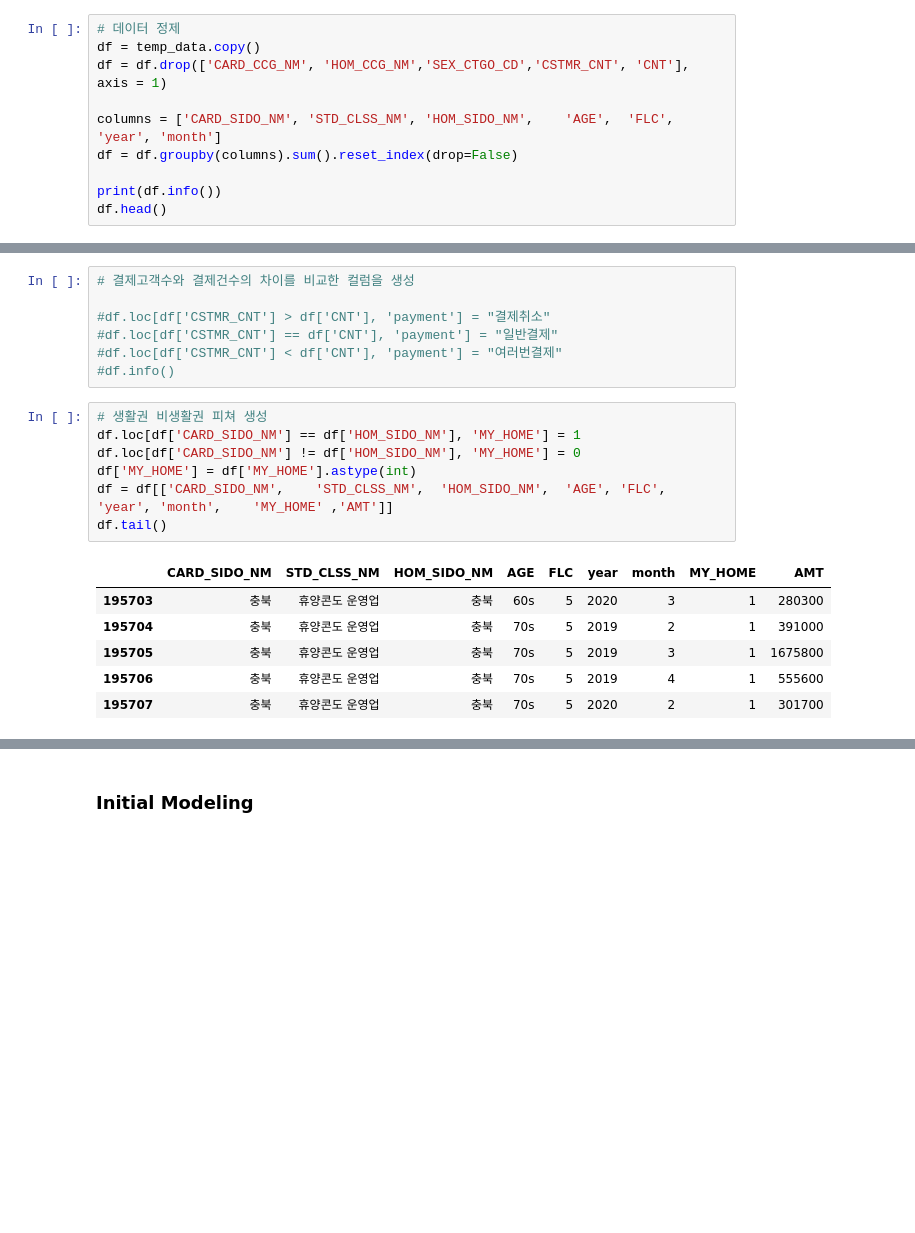
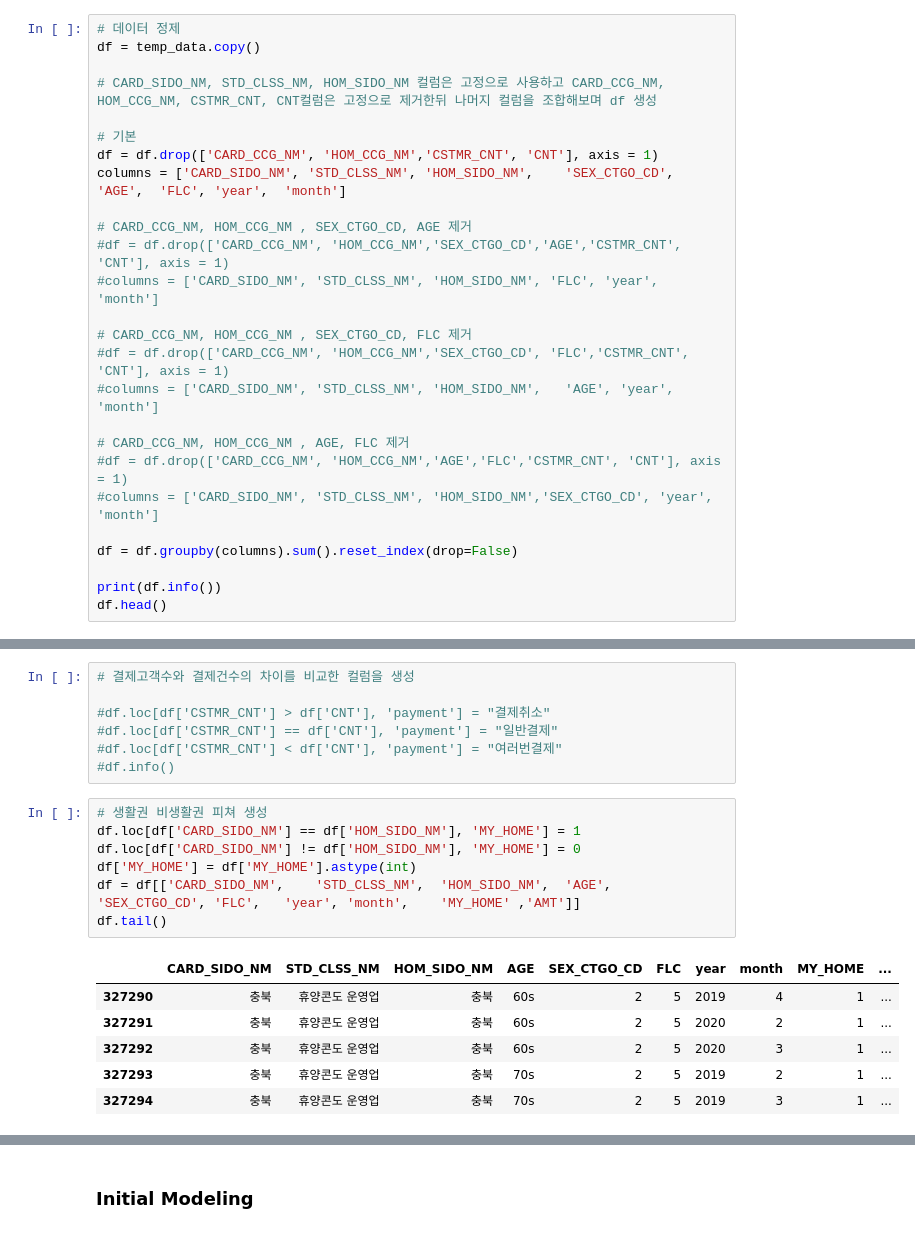
Before and after one commit to kim-bo-saeng/dacon_jeju, a Jupyter notebook: jeju_data_analysis.ipynb, the cells around one changed output, grey strips where cells are left out. Saved outputs shown, nothing was run; the diff lists cells and outputs as text; blank space fills up the shorter version.

```diff
--- a/jeju_data_analysis.ipynb
+++ b/jeju_data_analysis.ipynb
@@ -190,9 +199,25 @@ temp_data.tail()
 # %%
 # 데이터 정제
 df = temp_data.copy()
-df = df.drop(['CARD_CCG_NM', 'HOM_CCG_NM','SEX_CTGO_CD','CSTMR_CNT', 'CNT'], axis = 1)
 
-columns = ['CARD_SIDO_NM', 'STD_CLSS_NM', 'HOM_SIDO_NM',	'AGE',	'FLC', 'year',	'month']
+# CARD_SIDO_NM, STD_CLSS_NM, HOM_SIDO_NM 컬럼은 고정으로 사용하고 CARD_CCG_NM, HOM_CCG_NM, CSTMR_CNT, CNT컬럼은 고정으로 제거한뒤 나머지 컬럼을 조합해보며 df 생성
+
+# 기본
+df = df.drop(['CARD_CCG_NM', 'HOM_CCG_NM','CSTMR_CNT', 'CNT'], axis = 1)
+columns = ['CARD_SIDO_NM', 'STD_CLSS_NM', 'HOM_SIDO_NM',	'SEX_CTGO_CD', 'AGE',	'FLC', 'year',	'month']
+
+# CARD_CCG_NM, HOM_CCG_NM , SEX_CTGO_CD, AGE 제거
+#df = df.drop(['CARD_CCG_NM', 'HOM_CCG_NM','SEX_CTGO_CD','AGE','CSTMR_CNT', 'CNT'], axis = 1)
+#columns = ['CARD_SIDO_NM', 'STD_CLSS_NM', 'HOM_SIDO_NM', 'FLC', 'year',	'month']
+
+# CARD_CCG_NM, HOM_CCG_NM , SEX_CTGO_CD, FLC 제거
+#df = df.drop(['CARD_CCG_NM', 'HOM_CCG_NM','SEX_CTGO_CD', 'FLC','CSTMR_CNT', 'CNT'], axis = 1)
+#columns = ['CARD_SIDO_NM', 'STD_CLSS_NM', 'HOM_SIDO_NM',	'AGE', 'year',	'month']
+
+# CARD_CCG_NM, HOM_CCG_NM , AGE, FLC 제거
+#df = df.drop(['CARD_CCG_NM', 'HOM_CCG_NM','AGE','FLC','CSTMR_CNT', 'CNT'], axis = 1)
+#columns = ['CARD_SIDO_NM', 'STD_CLSS_NM', 'HOM_SIDO_NM','SEX_CTGO_CD', 'year',	'month']
+
 df = df.groupby(columns).sum().reset_index(drop=False)
 
 print(df.info())
@@ -230,17 +256,17 @@ None
 # %%
 # 생활권 비생활권 피쳐 생성
 df.loc[df['CARD_SIDO_NM'] == df['HOM_SIDO_NM'], 'MY_HOME'] = 1
 df.loc[df['CARD_SIDO_NM'] != df['HOM_SIDO_NM'], 'MY_HOME'] = 0
 df['MY_HOME'] = df['MY_HOME'].astype(int)
-df = df[['CARD_SIDO_NM',	'STD_CLSS_NM',	'HOM_SIDO_NM',	'AGE', 'FLC',	'year',	'month',	'MY_HOME' ,'AMT']]
+df = df[['CARD_SIDO_NM',	'STD_CLSS_NM',	'HOM_SIDO_NM',	'AGE', 'SEX_CTGO_CD', 'FLC',	'year',	'month',	'MY_HOME' ,'AMT']]
 df.tail()
 # %% [output]
-|  | CARD_SIDO_NM | STD_CLSS_NM | HOM_SIDO_NM | AGE | FLC | year | month | MY_HOME | AMT |
-| 195703 | 충북 | 휴양콘도 운영업 | 충북 | 60s | 5 | 2020 | 3 | 1 | 280300 |
-| 195704 | 충북 | 휴양콘도 운영업 | 충북 | 70s | 5 | 2019 | 2 | 1 | 391000 |
-| 195705 | 충북 | 휴양콘도 운영업 | 충북 | 70s | 5 | 2019 | 3 | 1 | 1675800 |
-| 195706 | 충북 | 휴양콘도 운영업 | 충북 | 70s | 5 | 2019 | 4 | 1 | 555600 |
-| 195707 | 충북 | 휴양콘도 운영업 | 충북 | 70s | 5 | 2020 | 2 | 1 | 301700 |
+|  | CARD_SIDO_NM | STD_CLSS_NM | HOM_SIDO_NM | AGE | SEX_CTGO_CD | FLC | year | month | MY_HOME | ... |
+| 327290 | 충북 | 휴양콘도 운영업 | 충북 | 60s | 2 | 5 | 2019 | 4 | 1 | ... |
+| 327291 | 충북 | 휴양콘도 운영업 | 충북 | 60s | 2 | 5 | 2020 | 2 | 1 | ... |
+| 327292 | 충북 | 휴양콘도 운영업 | 충북 | 60s | 2 | 5 | 2020 | 3 | 1 | ... |
+| 327293 | 충북 | 휴양콘도 운영업 | 충북 | 70s | 2 | 5 | 2019 | 2 | 1 | ... |
+| 327294 | 충북 | 휴양콘도 운영업 | 충북 | 70s | 2 | 5 | 2019 | 3 | 1 | ... |
 # %%
 # 인코딩
 dtypes = df.dtypes
```
Also changed, not shown: parts of 14 cells of this notebook.
